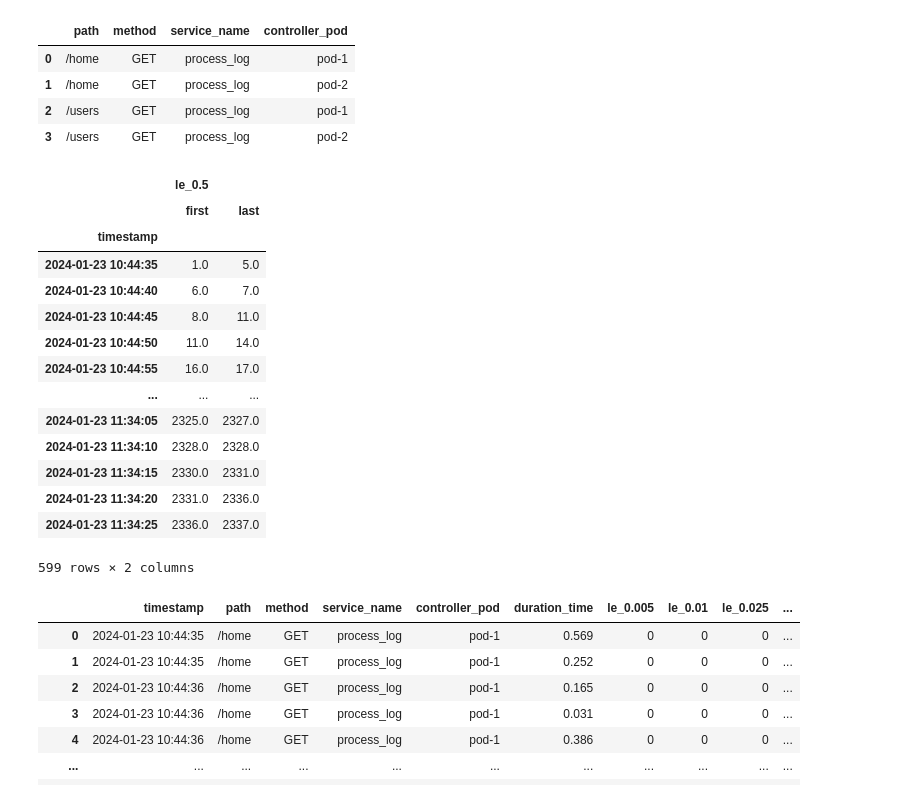
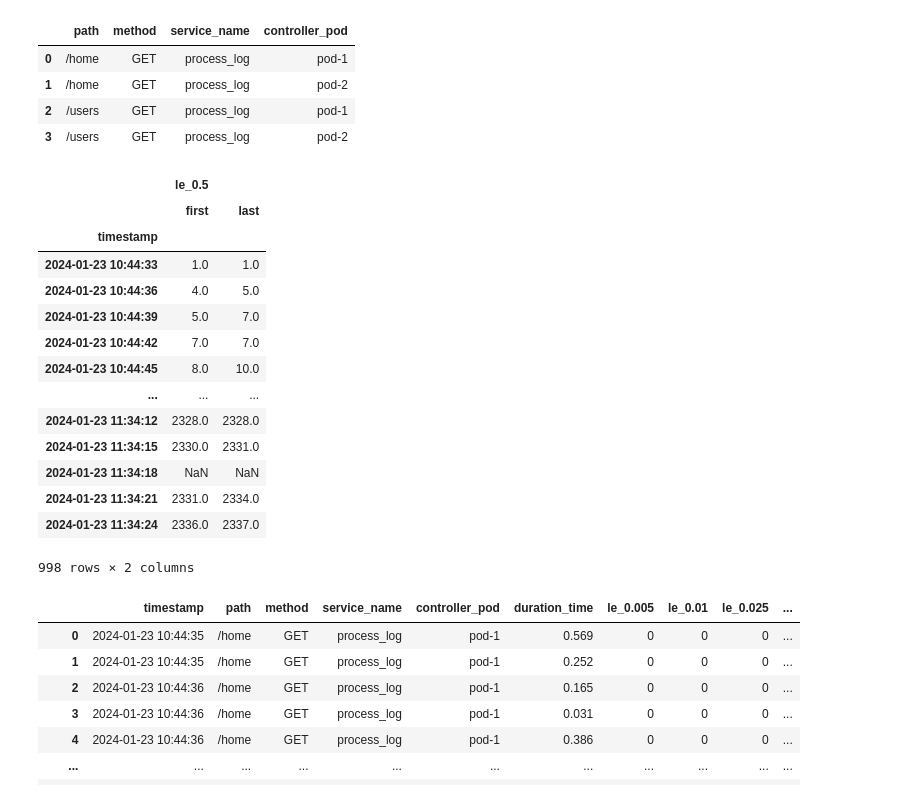
Before and after one commit to vuvietnguyenit/data_analystic, a Jupyter notebook: notebooks/calculate_latency_duration_time.ipynb, the cells around one changed output. Cells and saved outputs as stored; diff of their text form; code cells hidden in the pictures.

```diff
--- a/notebooks/calculate_latency_duration_time.ipynb
+++ b/notebooks/calculate_latency_duration_time.ipynb
@@ -171,23 +87,23 @@ df_standardlize = Formula().apply_bins_for_dataset(group_dataset=group_dataset)
 df_standardlize = Formula().rename_columns(dataframe=df_standardlize)
 df_standardlize = Formula().group_data_interval(dataframe=df_standardlize)
 # %%
-df_standardlize.query("path == '/home' and controller_pod == 'pod-1'")[["timestamp", "le_0.5"]].resample("5s", on="timestamp").agg(['first', 'last'])
+df_standardlize.query("path == '/home' and controller_pod == 'pod-1'")[["timestamp", "le_0.5"]].resample("3s", on="timestamp").agg(['first', 'last'])
 # %% [output]
 |  | le_0.5 |  |
 |  | first | last |
 | timestamp |  |  |
-| 2024-01-23 10:44:35 | 1.0 | 5.0 |
-| 2024-01-23 10:44:40 | 6.0 | 7.0 |
-| 2024-01-23 10:44:45 | 8.0 | 11.0 |
-| 2024-01-23 10:44:50 | 11.0 | 14.0 |
-| 2024-01-23 10:44:55 | 16.0 | 17.0 |
+| 2024-01-23 10:44:33 | 1.0 | 1.0 |
+| 2024-01-23 10:44:36 | 4.0 | 5.0 |
+| 2024-01-23 10:44:39 | 5.0 | 7.0 |
+| 2024-01-23 10:44:42 | 7.0 | 7.0 |
+| 2024-01-23 10:44:45 | 8.0 | 10.0 |
 | ... | ... | ... |
-| 2024-01-23 11:34:05 | 2325.0 | 2327.0 |
-| 2024-01-23 11:34:10 | 2328.0 | 2328.0 |
+| 2024-01-23 11:34:12 | 2328.0 | 2328.0 |
 | 2024-01-23 11:34:15 | 2330.0 | 2331.0 |
-| 2024-01-23 11:34:20 | 2331.0 | 2336.0 |
-| 2024-01-23 11:34:25 | 2336.0 | 2337.0 |
+| 2024-01-23 11:34:18 | NaN | NaN |
+| 2024-01-23 11:34:21 | 2331.0 | 2334.0 |
+| 2024-01-23 11:34:24 | 2336.0 | 2337.0 |
-599 rows × 2 columns
+998 rows × 2 columns
 # %%
 a = Formula().apply_bins_for_dataset(group_dataset=group_dataset)
 a = Formula().rename_columns(dataframe=a)
```
Also changed, not shown: parts of 3 cells of this notebook.
